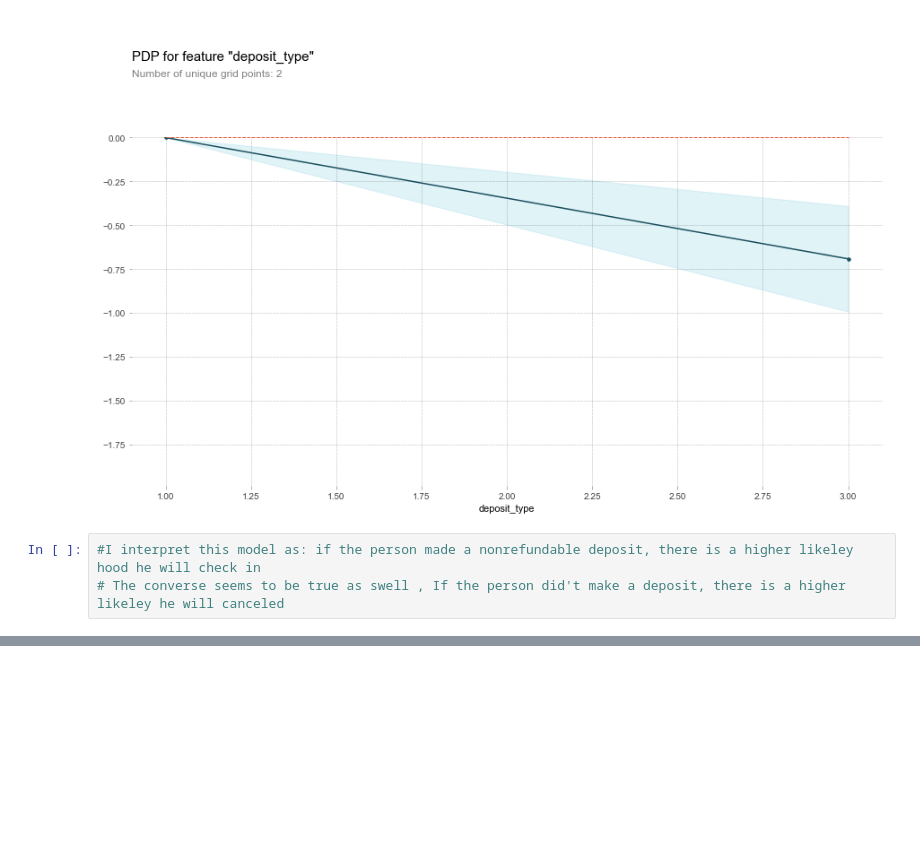
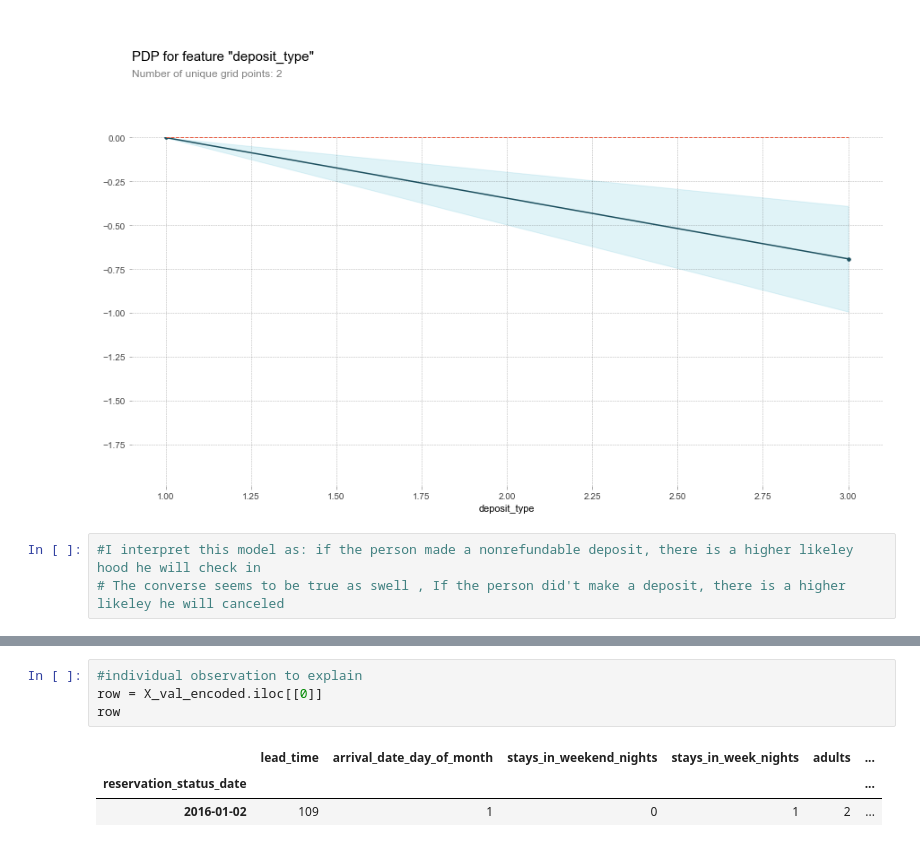
Before and after one commit to JonRivera/DS-Unit-2-Applied-Modeling, a Jupyter notebook: module4-model-interpretation/LS_DS_233.1_assignment.ipynb, the cells around one changed output, grey strips where cells are left out. Cells and saved outputs as stored; diff of their text form; blank space fills up the shorter version.

```diff
--- a/module4-model-interpretation/LS_DS_233.1_assignment.ipynb
+++ b/module4-model-interpretation/LS_DS_233.1_assignment.ipynb
@@ -842,0 +862,8 @@ NameError: name 'previous_cancellations' is not defined
+# %%
+#individual observation to explain
+row = X_val_encoded.iloc[[0]]
+row
+# %% [output]
+|  | lead_time | arrival_date_day_of_month | stays_in_weekend_nights | stays_in_week_nights | adults | ... |
+| reservation_status_date |  |  |  |  |  | ... |
+| 2016-01-02 | 109 | 1 | 0 | 1 | 2 | ... |
```
Also changed, not shown: parts of 11 cells of this notebook.
